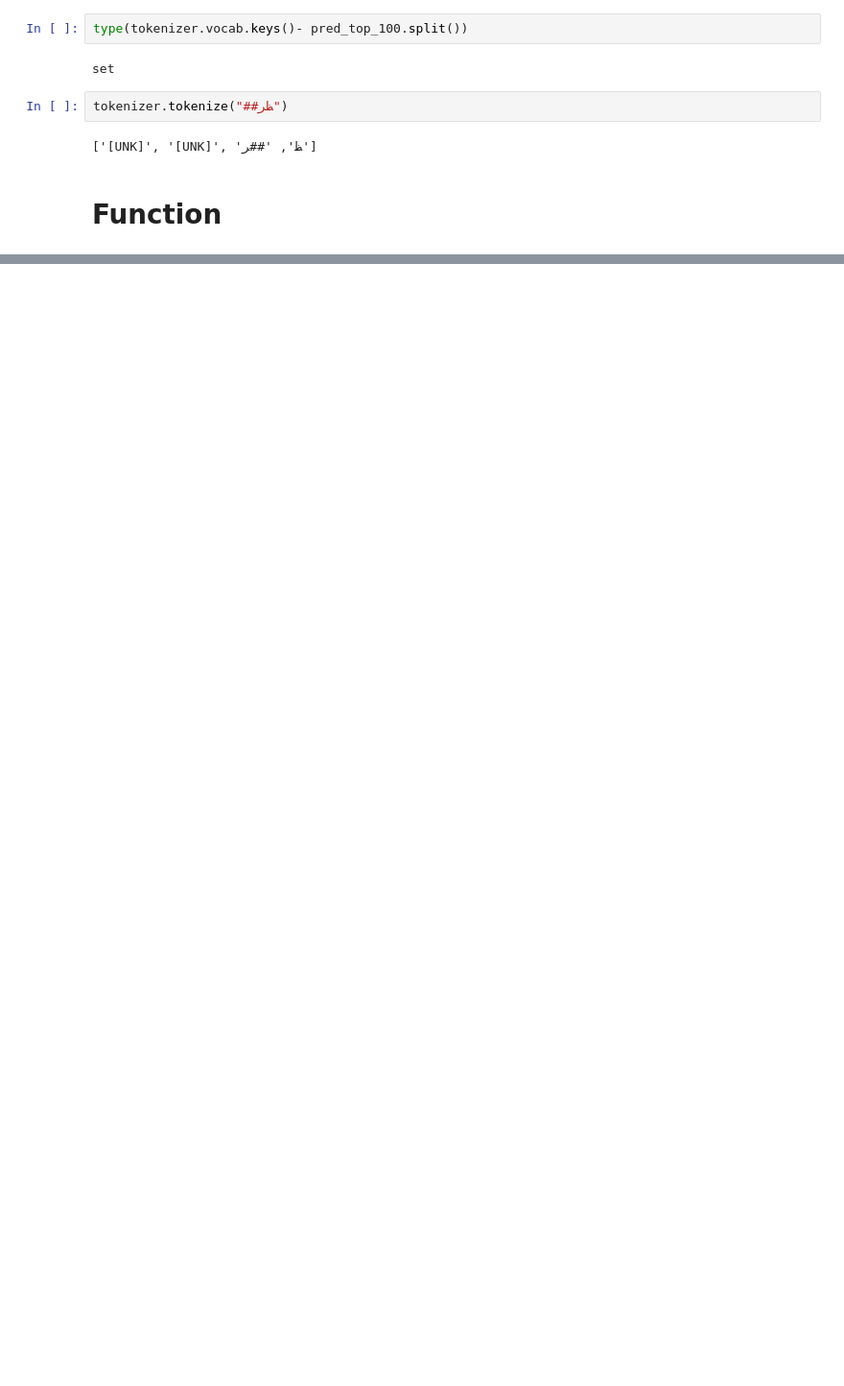
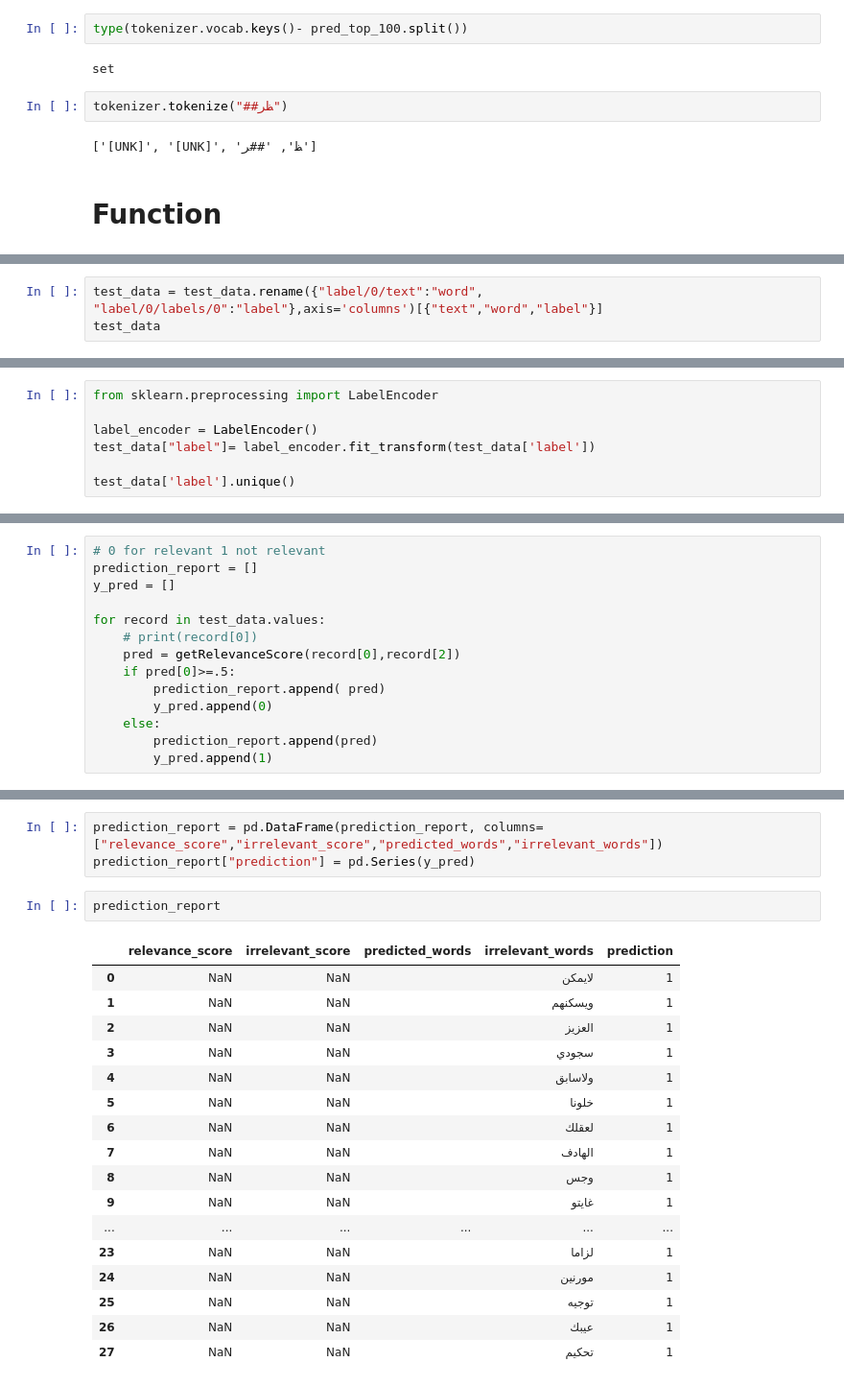
Before and after one commit to Sa2a/GP_Novel-terms-and-usage-detection, a Jupyter notebook: OOV detection/OOV_Detection.ipynb, the cells around one changed output, grey strips where cells are left out. Shown at 96% size. Saved outputs shown, nothing was run; the diff lists cells and outputs as text; blank space fills up the shorter version.

Commit message:
Handle many words in sentence

```diff
--- a/OOV detection/OOV_Detection.ipynb
+++ b/OOV detection/OOV_Detection.ipynb
@@ -345,0 +397,3 @@ Percentage of Not Relevant 4.05 %
+# %%
+test_data = test_data.rename({"label/0/text":"word", "label/0/labels/0":"label"},axis='columns')[{"text","word","label"}]
+test_data
@@ -345,0 +418,7 @@ Percentage of Not Relevant 4.05 %
+# %%
+from sklearn.preprocessing import LabelEncoder
+
+label_encoder = LabelEncoder()
+test_data["label"]= label_encoder.fit_transform(test_data['label'])
+
+test_data['label'].unique()
@@ -345,0 +480,14 @@ Percentage of Not Relevant 4.05 %
+# %%
+# 0 for relevant 1 not relevant
+prediction_report = []
+y_pred = []
+
+for record in test_data.values:
+    # print(record[0])
+    pred = getRelevanceScore(record[0],record[2])
+    if pred[0]>=.5:
+        prediction_report.append( pred)
+        y_pred.append(0)
+    else:
+        prediction_report.append(pred)
+        y_pred.append(1)
@@ -345,0 +514,23 @@ Percentage of Not Relevant 4.05 %
+# %%
+prediction_report = pd.DataFrame(prediction_report, columns=["relevance_score","irrelevant_score","predicted_words","irrelevant_words"])
+prediction_report["prediction"] = pd.Series(y_pred)
+# %%
+prediction_report
+# %% [output]
+|  | relevance_score | irrelevant_score | predicted_words | irrelevant_words | prediction |
+| 0 | NaN | NaN |  | لايمكن | 1 |
+| 1 | NaN | NaN |  | ويسكنهم | 1 |
+| 2 | NaN | NaN |  | العزيز | 1 |
+| 3 | NaN | NaN |  | سجودي | 1 |
+| 4 | NaN | NaN |  | ولاسابق | 1 |
+| 5 | NaN | NaN |  | خلونا | 1 |
+| 6 | NaN | NaN |  | لعقلك | 1 |
+| 7 | NaN | NaN |  | الهادف | 1 |
+| 8 | NaN | NaN |  | وجس | 1 |
+| 9 | NaN | NaN |  | غايتو | 1 |
+| ... | ... | ... | ... | ... | ... |
+| 23 | NaN | NaN |  | لزاما | 1 |
+| 24 | NaN | NaN |  | مورنين | 1 |
+| 25 | NaN | NaN |  | توجيه | 1 |
+| 26 | NaN | NaN |  | عيبك | 1 |
+| 27 | NaN | NaN |  | تحكيم | 1 |
```
Also changed, not shown: parts of 28 cells of this notebook.
